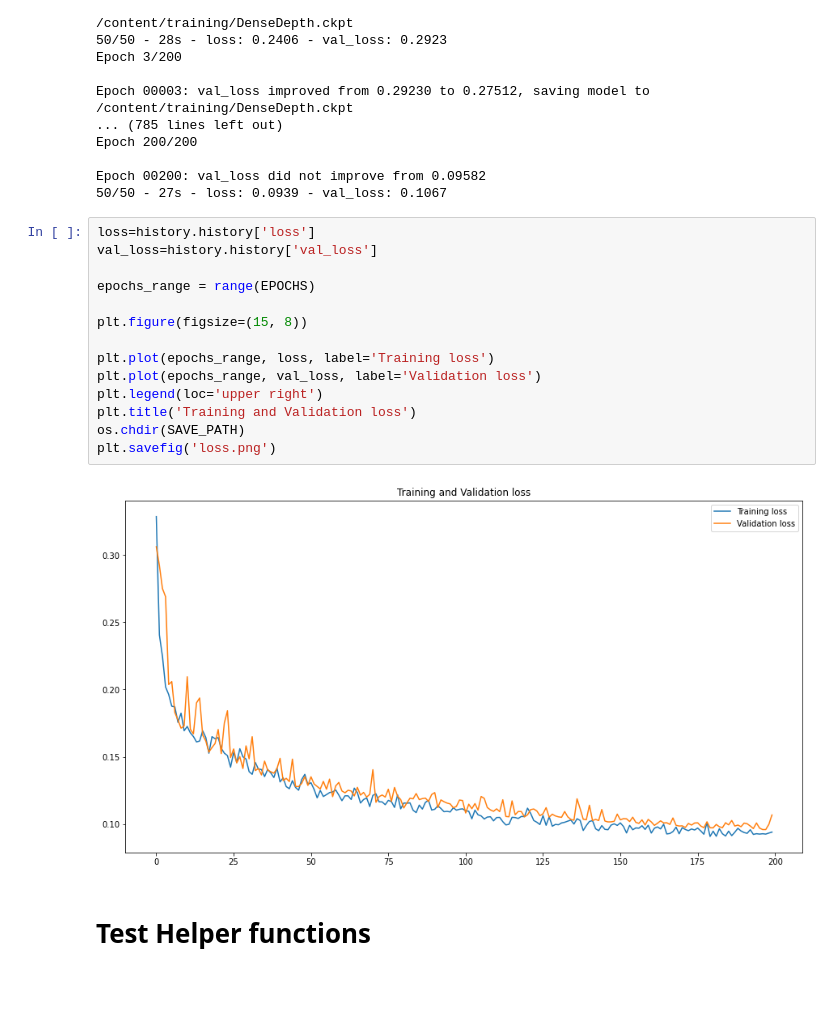
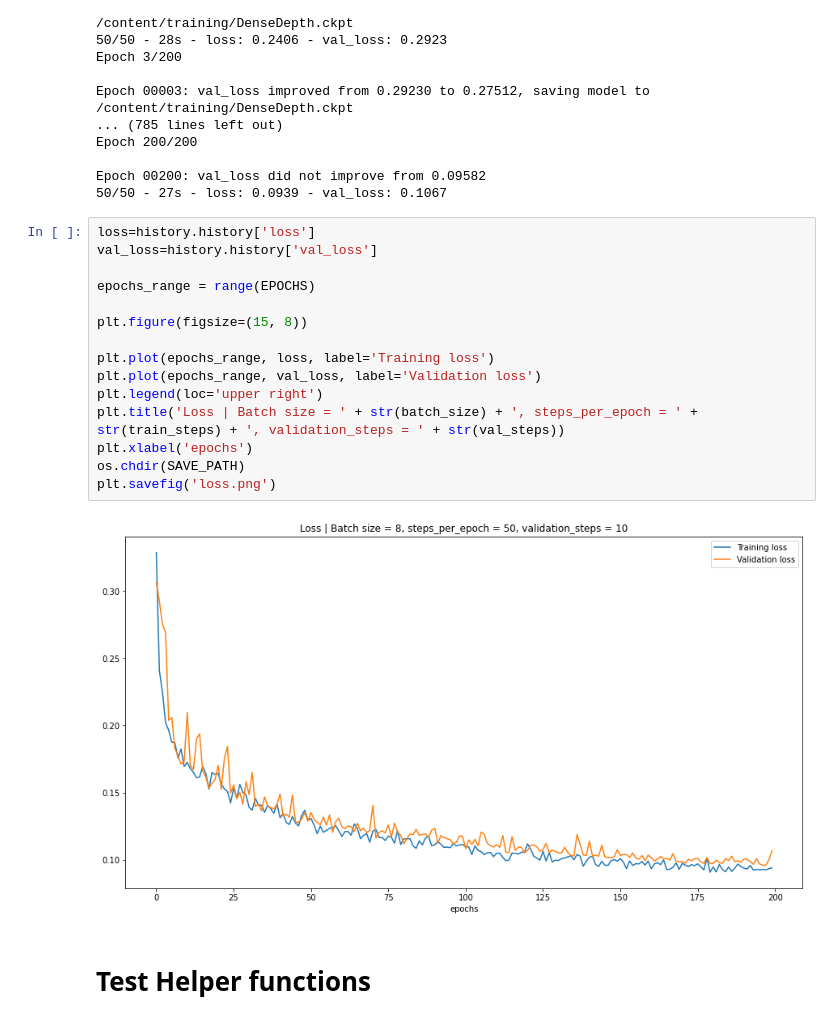
Before and after one commit to maulikchevli/DepthEstimationTransferLearning, a Jupyter notebook: DenseDepth.ipynb, the cells around one changed output. Drawn from its saved outputs; the diff is of its cells as text; blank space fills up the shorter version.

Commit message:
Add title and axis labels to learning curve

```diff
--- a/DenseDepth.ipynb
+++ b/DenseDepth.ipynb
@@ -289,19 +289,20 @@ Epoch 00200: val_loss did not improve from 0.09582
 # %%
 loss=history.history['loss']
 val_loss=history.history['val_loss']
 
 epochs_range = range(EPOCHS)
 
 plt.figure(figsize=(15, 8))
 
 plt.plot(epochs_range, loss, label='Training loss')
 plt.plot(epochs_range, val_loss, label='Validation loss')
 plt.legend(loc='upper right')
-plt.title('Training and Validation loss')
+plt.title('Loss | Batch size = ' + str(batch_size) + ', steps_per_epoch = ' + str(train_steps) + ', validation_steps = ' + str(val_steps))
+plt.xlabel('epochs')
 os.chdir(SAVE_PATH)
 plt.savefig('loss.png')
 # %% [output]
-[figure, old version]
+[figure, new version]
 # %% [markdown]
 # Test Helper functions
 # %% [markdown]
```
